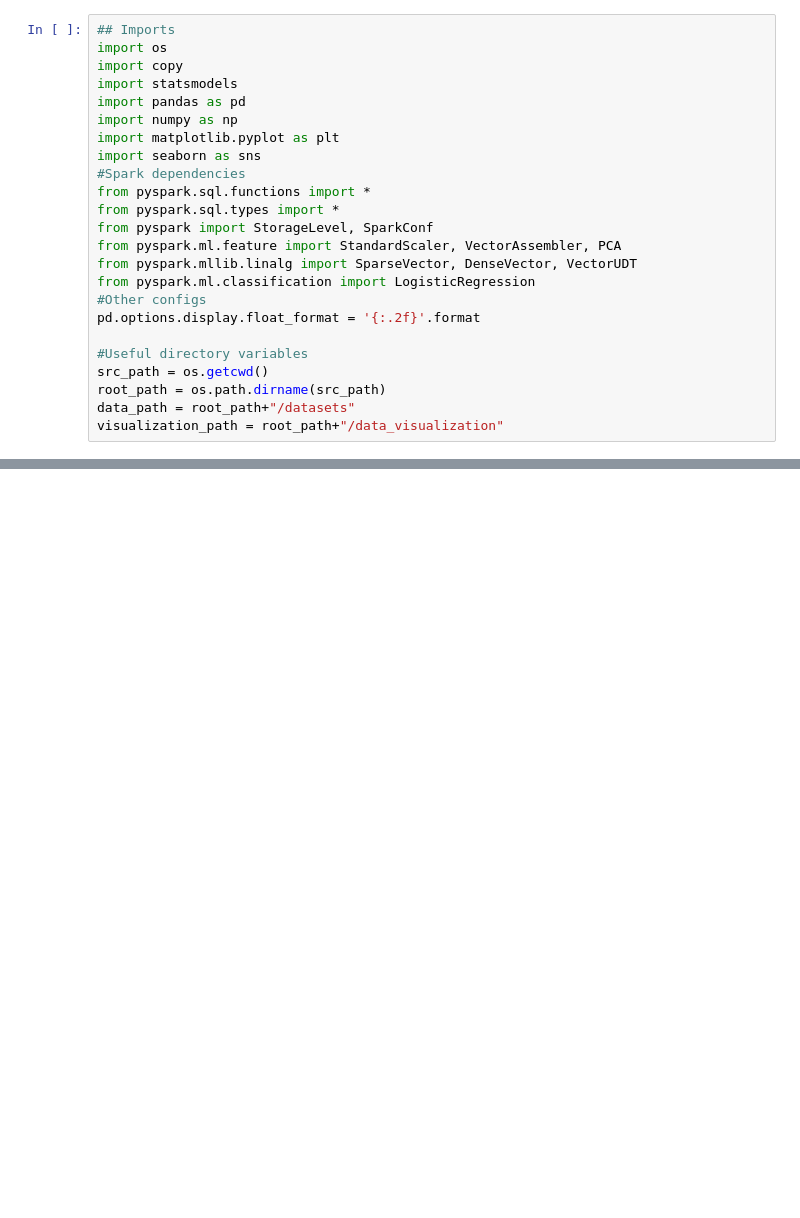
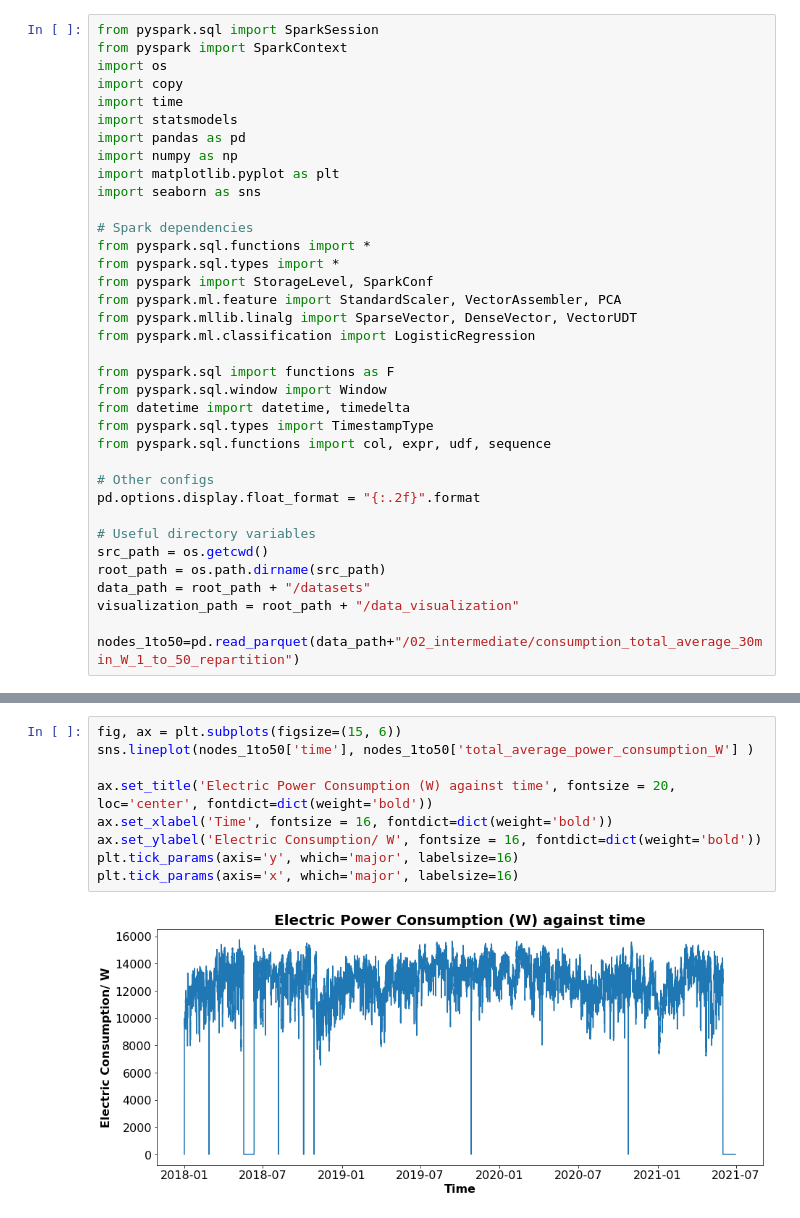
Before and after one commit to lmc00/TS-Forecasting, a Jupyter notebook: src/Untitled.ipynb, the cells around one changed output, grey strips where cells are left out. Drawn from its saved outputs; the diff is of its cells as text; blank space fills up the shorter version.

Commit message:
Final stages of node consumption preparation

```diff
--- a/src/Untitled.ipynb
+++ b/src/Untitled.ipynb
@@ -42,24 +1,36 @@ http://grafana.srv.cesga.es/d/000000016/dcim?orgId=1
 # %%
-## Imports
+from pyspark.sql import SparkSession
+from pyspark import SparkContext
 import os
 import copy
+import time
 import statsmodels
 import pandas as pd
 import numpy as np
 import matplotlib.pyplot as plt
 import seaborn as sns
-#Spark dependencies
+
+# Spark dependencies
 from pyspark.sql.functions import *
 from pyspark.sql.types import *
 from pyspark import StorageLevel, SparkConf
 from pyspark.ml.feature import StandardScaler, VectorAssembler, PCA
 from pyspark.mllib.linalg import SparseVector, DenseVector, VectorUDT
 from pyspark.ml.classification import LogisticRegression
-#Other configs
-pd.options.display.float_format = '{:.2f}'.format
 
-#Useful directory variables
+from pyspark.sql import functions as F
+from pyspark.sql.window import Window
+from datetime import datetime, timedelta
+from pyspark.sql.types import TimestampType
+from pyspark.sql.functions import col, expr, udf, sequence
+
+# Other configs
+pd.options.display.float_format = "{:.2f}".format
+
+# Useful directory variables
 src_path = os.getcwd()
 root_path = os.path.dirname(src_path)
-data_path = root_path+"/datasets"
-visualization_path = root_path+"/data_visualization"
+data_path = root_path + "/datasets"
+visualization_path = root_path + "/data_visualization"
+
+nodes_1to50=pd.read_parquet(data_path+"/02_intermediate/consumption_total_average_30min_W_1_to_50_repartition")
@@ -93,0 +53,11 @@ spark.sql("SELECT node from df").show(291)
+# %%
+fig, ax = plt.subplots(figsize=(15, 6))
+sns.lineplot(nodes_1to50['time'], nodes_1to50['total_average_power_consumption_W'] )
+
+ax.set_title('Electric Power Consumption (W) against time', fontsize = 20, loc='center', fontdict=dict(weight='bold'))
+ax.set_xlabel('Time', fontsize = 16, fontdict=dict(weight='bold'))
+ax.set_ylabel('Electric Consumption/ W', fontsize = 16, fontdict=dict(weight='bold'))
+plt.tick_params(axis='y', which='major', labelsize=16)
+plt.tick_params(axis='x', which='major', labelsize=16)
+# %% [output]
+[figure, added]
```
Also changed, not shown: parts of 7 cells of this notebook, 1 other file.
